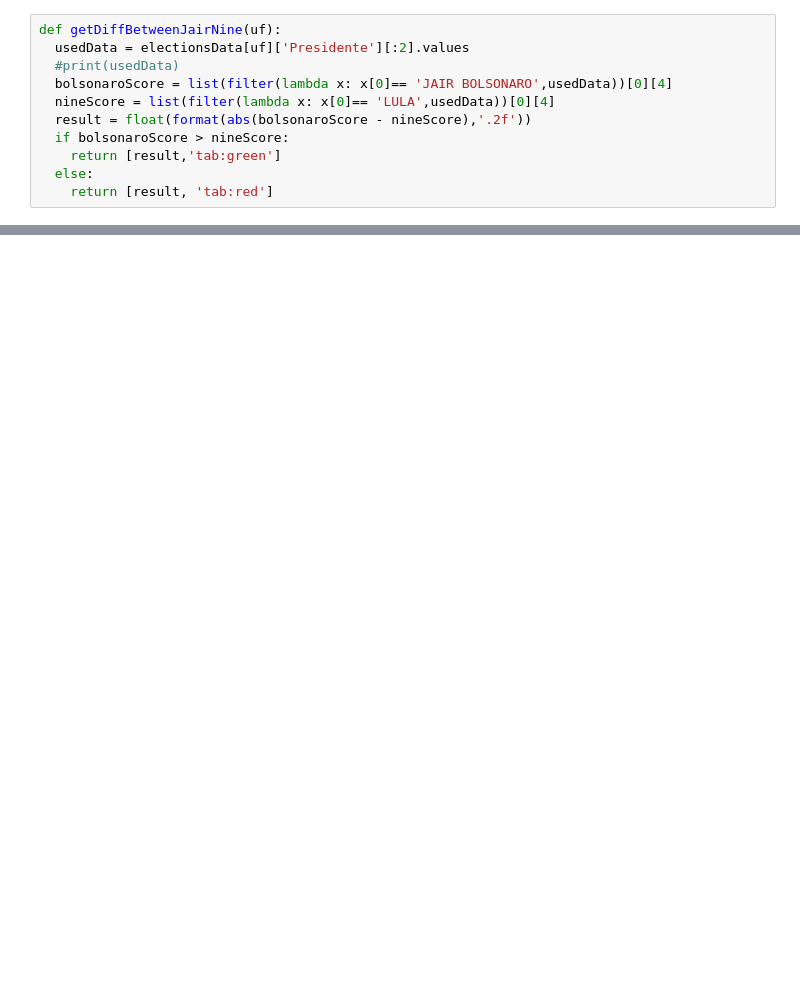
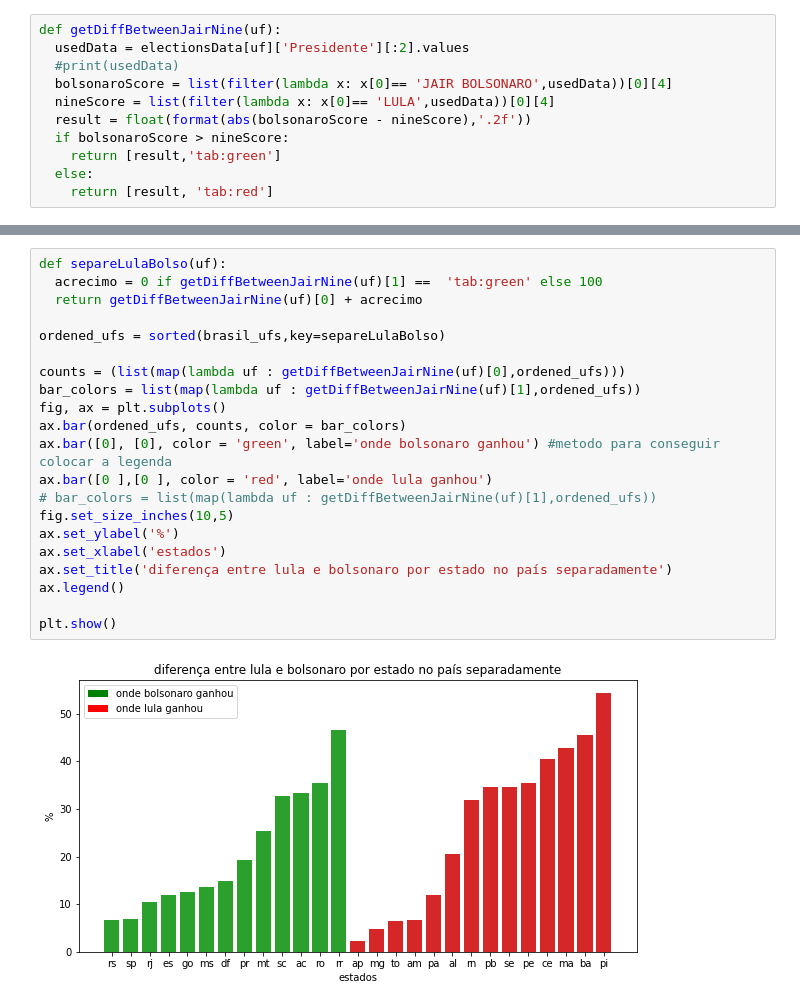
Before and after one commit to luisArthurRodriguesDaSilva/analise-eleicoes-brasileiras-2022, a Jupyter notebook: apuração.ipynb, the cells around one changed output, grey strips where cells are left out. Saved outputs shown, nothing was run; the diff lists cells and outputs as text; blank space fills up the shorter version.

```diff
--- a/apuração.ipynb
+++ b/apuração.ipynb
@@ -153,0 +104,23 @@ WARNING:matplotlib.legend:No artists with labels found to put in legend.  Note t
+# %%
+def separeLulaBolso(uf):
+  acrecimo = 0 if getDiffBetweenJairNine(uf)[1] ==  'tab:green' else 100
+  return getDiffBetweenJairNine(uf)[0] + acrecimo
+
+ordened_ufs = sorted(brasil_ufs,key=separeLulaBolso)
+
+counts = (list(map(lambda uf : getDiffBetweenJairNine(uf)[0],ordened_ufs)))
+bar_colors = list(map(lambda uf : getDiffBetweenJairNine(uf)[1],ordened_ufs))
+fig, ax = plt.subplots()
+ax.bar(ordened_ufs, counts, color = bar_colors)
+ax.bar([0], [0], color = 'green', label='onde bolsonaro ganhou') #metodo para conseguir colocar a legenda
+ax.bar([0 ],[0 ], color = 'red', label='onde lula ganhou')
+# bar_colors = list(map(lambda uf : getDiffBetweenJairNine(uf)[1],ordened_ufs))
+fig.set_size_inches(10,5)
+ax.set_ylabel('%')
+ax.set_xlabel('estados')
+ax.set_title('diferença entre lula e bolsonaro por estado no país separadamente')
+ax.legend()
+
+plt.show()
+# %% [output]
+[figure, added]
```
Also changed, not shown: parts of 12 cells of this notebook.
